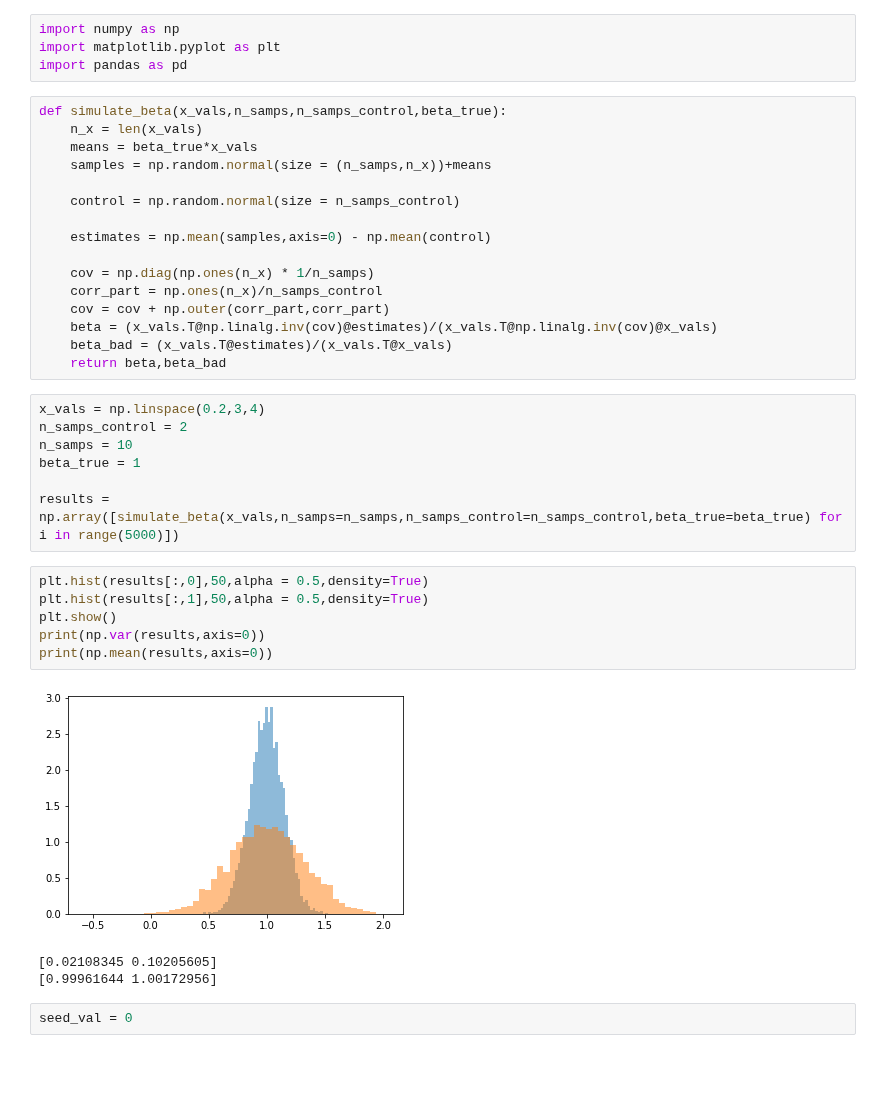
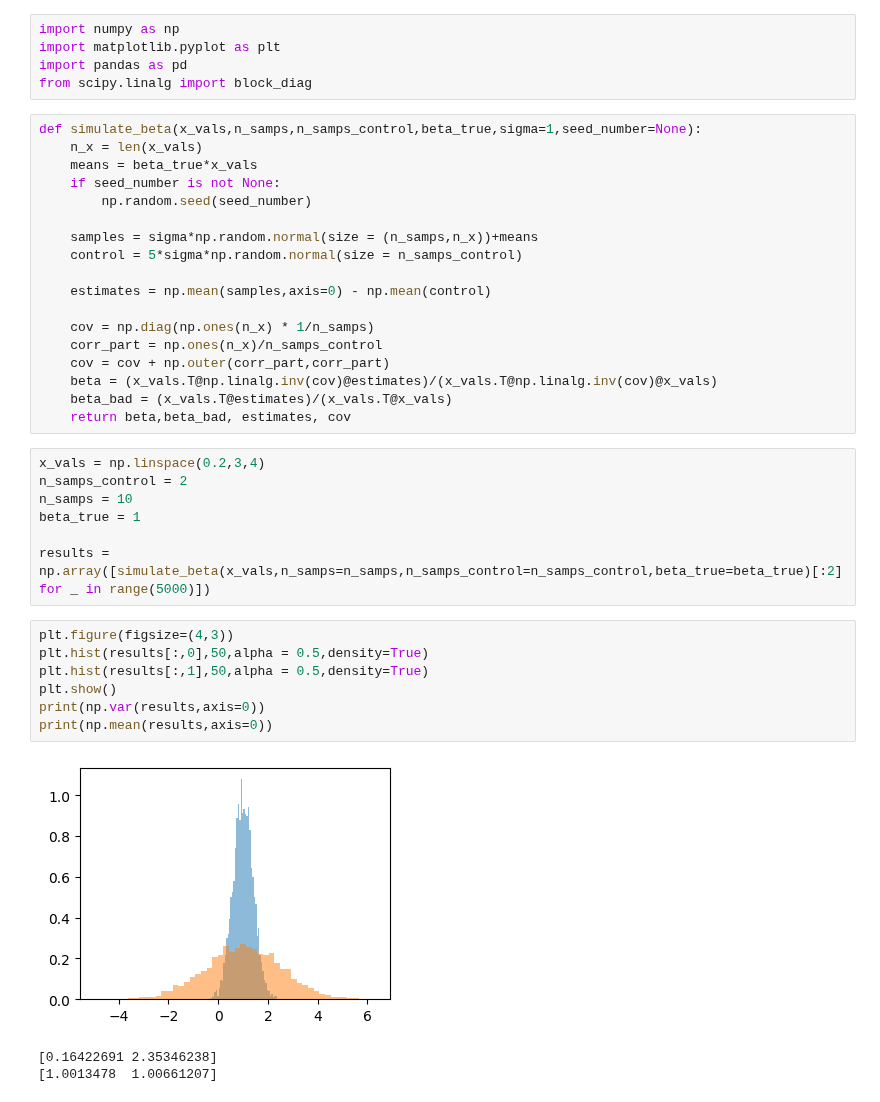
Before and after one commit to ihmeuw-msca/CorrelationCorrection, a Jupyter notebook: simulation.ipynb, the cells around one changed output. Cells and saved outputs as stored; diff of their text form; blank space fills up the shorter version.

```diff
--- a/simulation.ipynb
+++ b/simulation.ipynb
@@ -2,13 +2,16 @@
 import numpy as np
 import matplotlib.pyplot as plt
 import pandas as pd
+from scipy.linalg import block_diag
 # %%
-def simulate_beta(x_vals,n_samps,n_samps_control,beta_true):
+def simulate_beta(x_vals,n_samps,n_samps_control,beta_true,sigma=1,seed_number=None):
     n_x = len(x_vals)
     means = beta_true*x_vals
-    samples = np.random.normal(size = (n_samps,n_x))+means
+    if seed_number is not None:
+        np.random.seed(seed_number)
 
-    control = np.random.normal(size = n_samps_control)
+    samples = sigma*np.random.normal(size = (n_samps,n_x))+means
+    control = 5*sigma*np.random.normal(size = n_samps_control)
 
     estimates = np.mean(samples,axis=0) - np.mean(control)
 
@@ -17,24 +20,23 @@ def simulate_beta(x_vals,n_samps,n_samps_control,beta_true):
     cov = cov + np.outer(corr_part,corr_part)
     beta = (x_vals.T@np.linalg.inv(cov)@estimates)/(x_vals.T@np.linalg.inv(cov)@x_vals)
     beta_bad = (x_vals.T@estimates)/(x_vals.T@x_vals)
-    return beta,beta_bad
+    return beta,beta_bad, estimates, cov
 # %%
 x_vals = np.linspace(0.2,3,4)
 n_samps_control = 2
 n_samps = 10
 beta_true = 1
 
-results = np.array([simulate_beta(x_vals,n_samps=n_samps,n_samps_control=n_samps_control,beta_true=beta_true) for i in range(5000)])
+results = np.array([simulate_beta(x_vals,n_samps=n_samps,n_samps_control=n_samps_control,beta_true=beta_true)[:2] for _ in range(5000)])
 # %%
+plt.figure(figsize=(4,3))
 plt.hist(results[:,0],50,alpha = 0.5,density=True)
 plt.hist(results[:,1],50,alpha = 0.5,density=True)
 plt.show()
 print(np.var(results,axis=0))
 print(np.mean(results,axis=0))
 # %% [output]
-[figure, old version]
+[figure, new version]
-[0.02108345 0.10205605]
-[0.99961644 1.00172956]
+[0.16422691 2.35346238]
+[1.0013478  1.00661207]
-# %%
-seed_val = 0
 # %%
```
Also changed, not shown: parts of 13 cells of this notebook, 2 other files.
